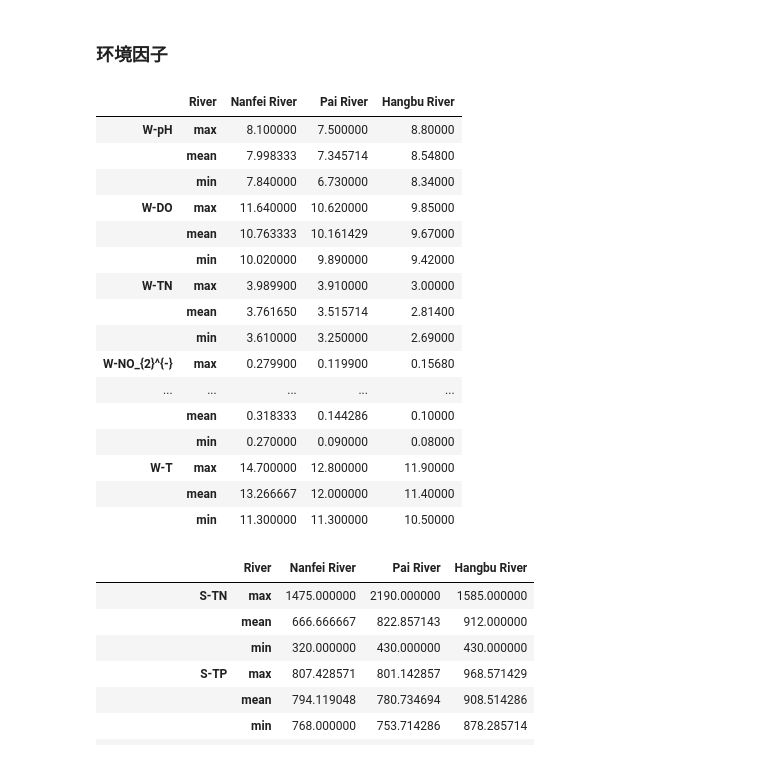
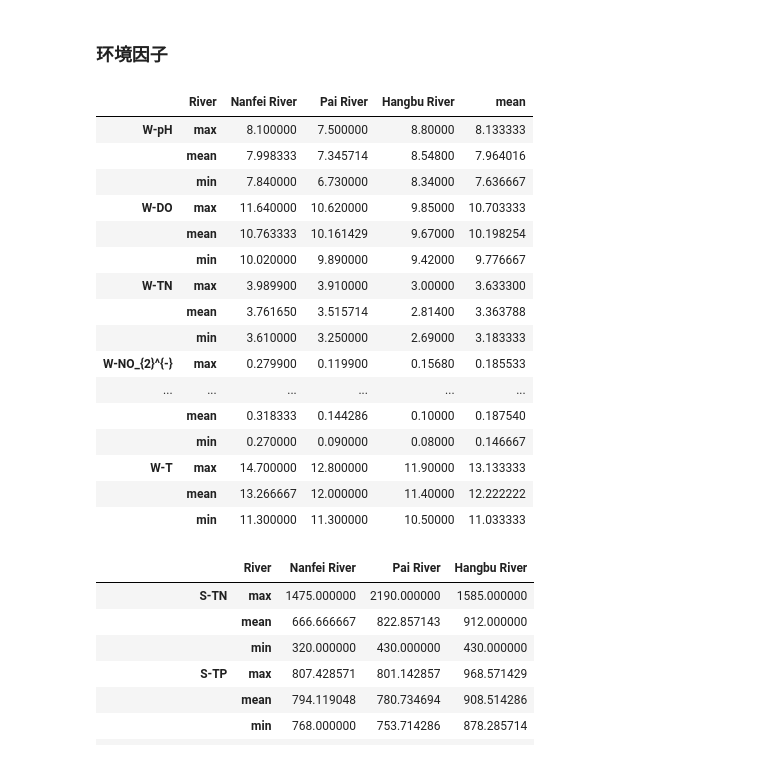
Before and after one commit to Man-Yacan/Thesis-For-Master, a Jupyter notebook: 数据分析.ipynb, the cells around one changed output. Drawn from its saved outputs; the diff is of its cells as text; code cells hidden in the pictures.

```diff
--- a/数据分析.ipynb
+++ b/数据分析.ipynb
@@ -54,25 +54,27 @@ demo
 # %%
 dry_overlying_water = dry_df[[i for i in all_df.columns if
             isinstance(i, str) and i.startswith('W')]+['River']]
-dry_overlying_water.groupby('River').agg(['max', 'mean', 'min']).T
+demo = dry_overlying_water.groupby('River').agg(['max', 'mean', 'min']).T
+demo['mean'] = demo.mean(axis=1)
+demo
 # %% [output]
-|  | River | Nanfei River | Pai River | Hangbu River |
-| W-pH | max | 8.100000 | 7.500000 | 8.80000 |
-|  | mean | 7.998333 | 7.345714 | 8.54800 |
-|  | min | 7.840000 | 6.730000 | 8.34000 |
-| W-DO | max | 11.640000 | 10.620000 | 9.85000 |
-|  | mean | 10.763333 | 10.161429 | 9.67000 |
-|  | min | 10.020000 | 9.890000 | 9.42000 |
-| W-TN | max | 3.989900 | 3.910000 | 3.00000 |
-|  | mean | 3.761650 | 3.515714 | 2.81400 |
-|  | min | 3.610000 | 3.250000 | 2.69000 |
-| W-NO_{2}^{-} | max | 0.279900 | 0.119900 | 0.15680 |
-| ... | ... | ... | ... | ... |
-|  | mean | 0.318333 | 0.144286 | 0.10000 |
-|  | min | 0.270000 | 0.090000 | 0.08000 |
-| W-T | max | 14.700000 | 12.800000 | 11.90000 |
-|  | mean | 13.266667 | 12.000000 | 11.40000 |
-|  | min | 11.300000 | 11.300000 | 10.50000 |
+|  | River | Nanfei River | Pai River | Hangbu River | mean |
+| W-pH | max | 8.100000 | 7.500000 | 8.80000 | 8.133333 |
+|  | mean | 7.998333 | 7.345714 | 8.54800 | 7.964016 |
+|  | min | 7.840000 | 6.730000 | 8.34000 | 7.636667 |
+| W-DO | max | 11.640000 | 10.620000 | 9.85000 | 10.703333 |
+|  | mean | 10.763333 | 10.161429 | 9.67000 | 10.198254 |
+|  | min | 10.020000 | 9.890000 | 9.42000 | 9.776667 |
+| W-TN | max | 3.989900 | 3.910000 | 3.00000 | 3.633300 |
+|  | mean | 3.761650 | 3.515714 | 2.81400 | 3.363788 |
+|  | min | 3.610000 | 3.250000 | 2.69000 | 3.183333 |
+| W-NO_{2}^{-} | max | 0.279900 | 0.119900 | 0.15680 | 0.185533 |
+| ... | ... | ... | ... | ... | ... |
+|  | mean | 0.318333 | 0.144286 | 0.10000 | 0.187540 |
+|  | min | 0.270000 | 0.090000 | 0.08000 | 0.146667 |
+| W-T | max | 14.700000 | 12.800000 | 11.90000 | 13.133333 |
+|  | mean | 13.266667 | 12.000000 | 11.40000 | 12.222222 |
+|  | min | 11.300000 | 11.300000 | 10.50000 | 11.033333 |
 # %%
 dry_sediment = dry_df[[i for i in all_df.columns if
             isinstance(i, str) and i.startswith('S')]+['River']]
```
Also changed, not shown: 29 other files.
